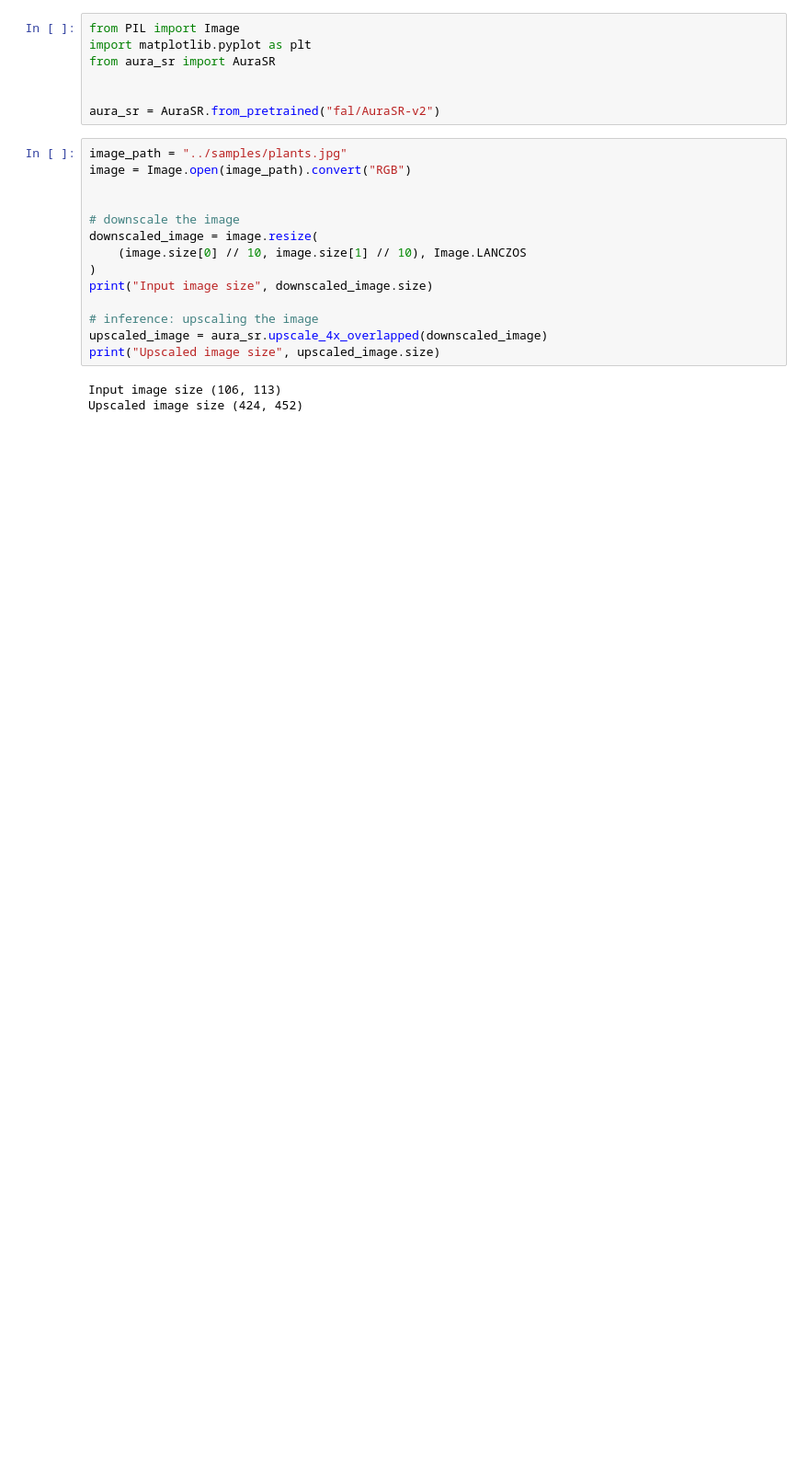
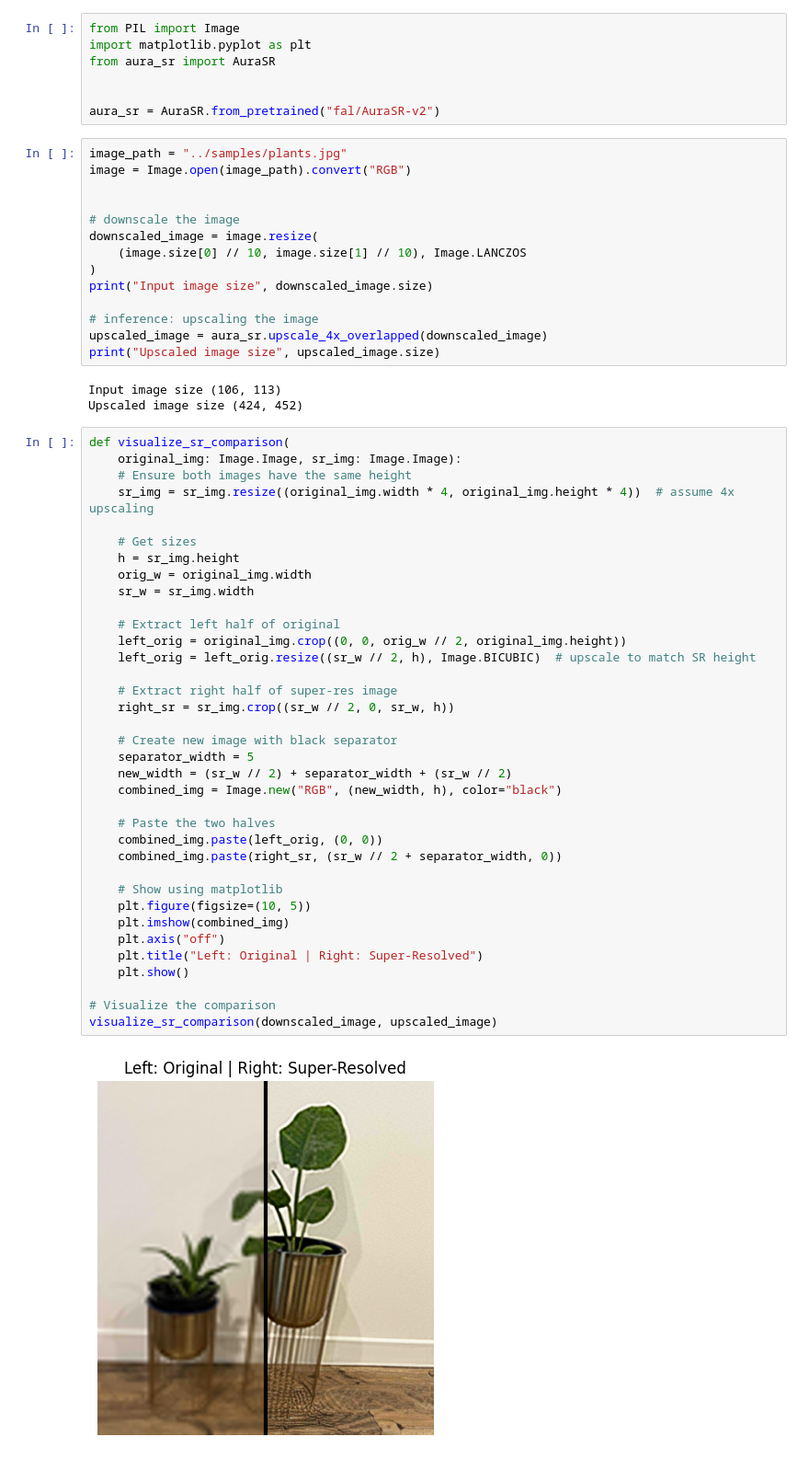
Before and after one commit to vmirly/GenAI-Hub, a Jupyter notebook: AuraSR/aurasr_inference.ipynb, the cells around one changed output. Shown at 92% size. Saved outputs shown, nothing was run; the diff lists cells and outputs as text; blank space fills up the shorter version.

Commit message:
AuraSR: visualize comparison LR vs SR

```diff
--- a/AuraSR/aurasr_inference.ipynb
+++ b/AuraSR/aurasr_inference.ipynb
@@ -37,3 +37,41 @@ print("Upscaled image size", upscaled_image.size)
 # %% [output]
 Input image size (106, 113)
 Upscaled image size (424, 452)
+# %%
+def visualize_sr_comparison(
+    original_img: Image.Image, sr_img: Image.Image):
+    # Ensure both images have the same height
+    sr_img = sr_img.resize((original_img.width * 4, original_img.height * 4))  # assume 4x upscaling
+
+    # Get sizes
+    h = sr_img.height
+    orig_w = original_img.width
+    sr_w = sr_img.width
+
+    # Extract left half of original
+    left_orig = original_img.crop((0, 0, orig_w // 2, original_img.height))
+    left_orig = left_orig.resize((sr_w // 2, h), Image.BICUBIC)  # upscale to match SR height
+
+    # Extract right half of super-res image
+    right_sr = sr_img.crop((sr_w // 2, 0, sr_w, h))
+
+    # Create new image with black separator
+    separator_width = 5
+    new_width = (sr_w // 2) + separator_width + (sr_w // 2)
+    combined_img = Image.new("RGB", (new_width, h), color="black")
+
+    # Paste the two halves
+    combined_img.paste(left_orig, (0, 0))
+    combined_img.paste(right_sr, (sr_w // 2 + separator_width, 0))
+
+    # Show using matplotlib
+    plt.figure(figsize=(10, 5))
+    plt.imshow(combined_img)
+    plt.axis("off")
+    plt.title("Left: Original | Right: Super-Resolved")
+    plt.show()
+
+# Visualize the comparison
+visualize_sr_comparison(downscaled_image, upscaled_image)
+# %% [output]
+[figure, added]
```
